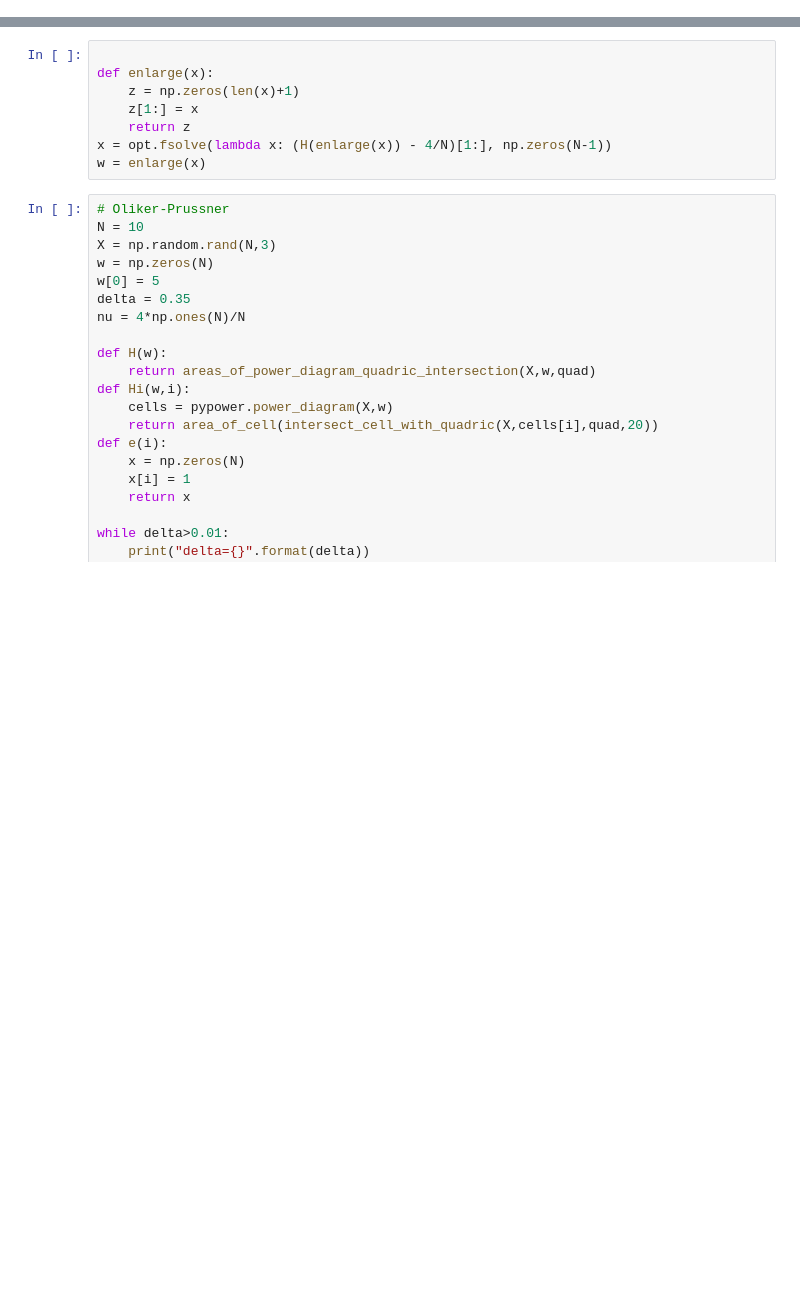
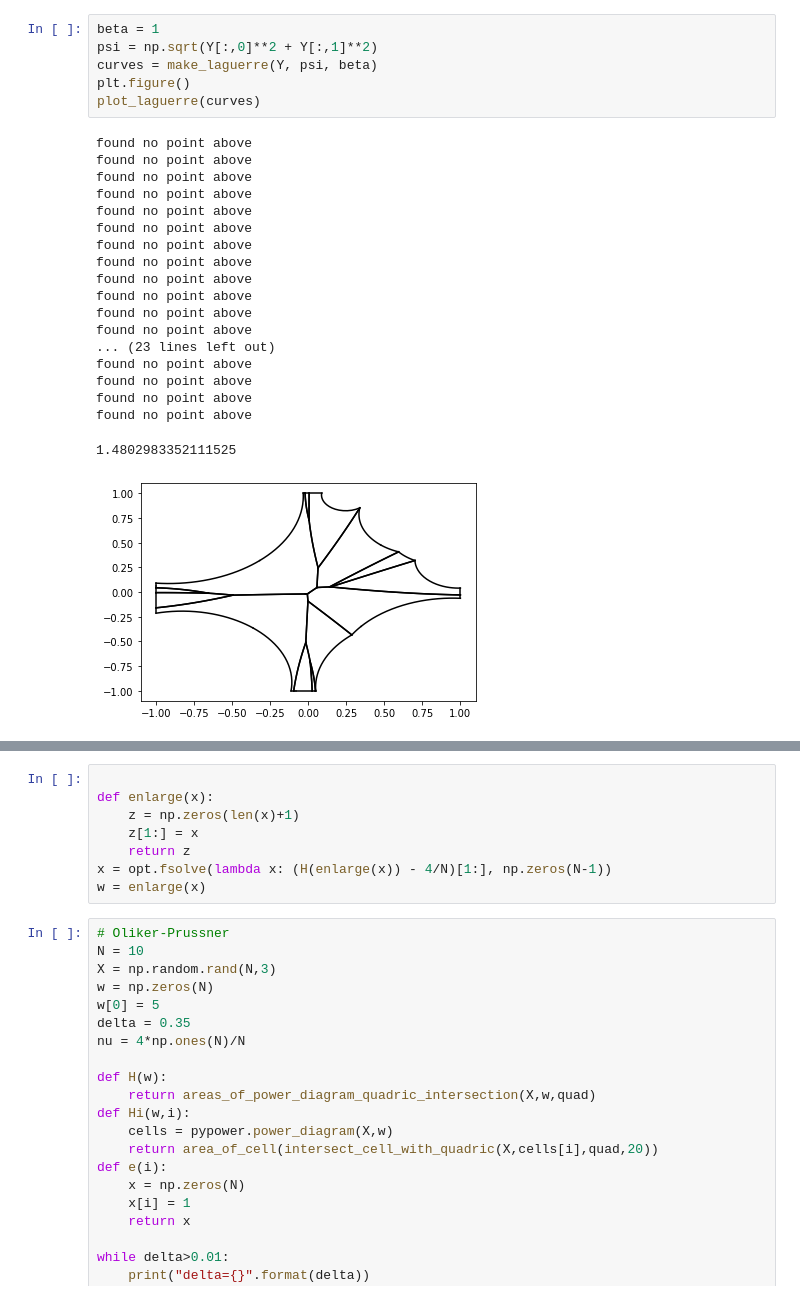
Before and after one commit to mrgt/ot-optics, a Jupyter notebook: ot-metasurfaces.ipynb, the cells around one changed output, grey strips where cells are left out. Saved outputs shown, nothing was run; the diff lists cells and outputs as text; blank space fills up the shorter version.

```diff
--- a/ot-metasurfaces.ipynb
+++ b/ot-metasurfaces.ipynb
@@ -111,3 +117,29 @@ w = [ 0.18665565  1.         97.94407063], signw = [1.]
+# %%
+beta = 1
+psi = np.sqrt(Y[:,0]**2 + Y[:,1]**2)
+curves = make_laguerre(Y, psi, beta)
+plt.figure()
+plot_laguerre(curves)
+# %% [output]
+found no point above
+found no point above
+found no point above
+found no point above
+found no point above
+found no point above
+found no point above
+found no point above
+found no point above
+found no point above
+found no point above
+found no point above
+... (23 lines left out)
+found no point above
+found no point above
+found no point above
+found no point above
+1.4802983352111525
+[figure, added]
 # %%
 def area_of_cell(curves):
     if curves is None:
```
Also changed, not shown: parts of 4 cells of this notebook, 7 other files.
